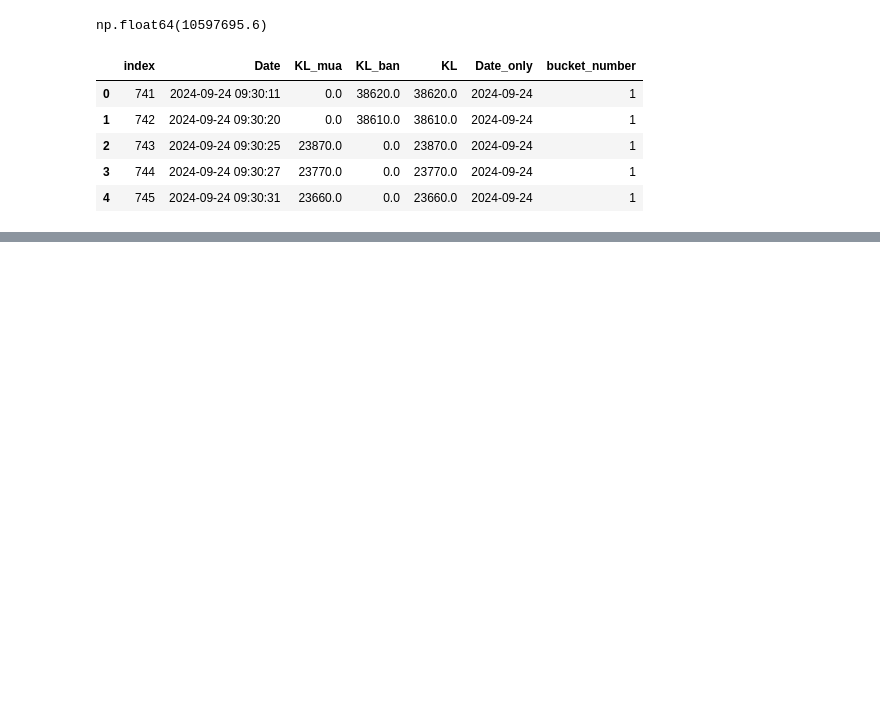
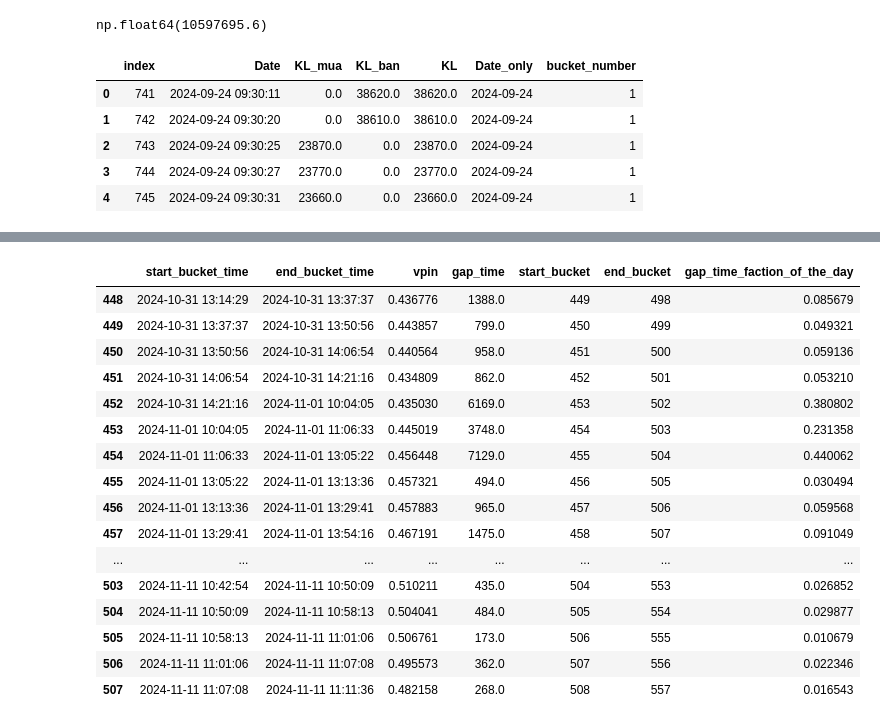
Before and after one commit to HoaPham119/thesis, a Jupyter notebook: code/data_analysis.ipynb, the cells around one changed output, grey strips where cells are left out. Cells and saved outputs as stored; diff of their text form; code cells hidden in the pictures; blank space fills up the shorter version.

```diff
--- a/code/data_analysis.ipynb
+++ b/code/data_analysis.ipynb
@@ -135,0 +111,20 @@ plt.show()
+# %%
+vpin_df.tail(60)
+# %% [output]
+|  | start_bucket_time | end_bucket_time | vpin | gap_time | start_bucket | end_bucket | gap_time_faction_of_the_day |
+| 448 | 2024-10-31 13:14:29 | 2024-10-31 13:37:37 | 0.436776 | 1388.0 | 449 | 498 | 0.085679 |
+| 449 | 2024-10-31 13:37:37 | 2024-10-31 13:50:56 | 0.443857 | 799.0 | 450 | 499 | 0.049321 |
+| 450 | 2024-10-31 13:50:56 | 2024-10-31 14:06:54 | 0.440564 | 958.0 | 451 | 500 | 0.059136 |
+| 451 | 2024-10-31 14:06:54 | 2024-10-31 14:21:16 | 0.434809 | 862.0 | 452 | 501 | 0.053210 |
+| 452 | 2024-10-31 14:21:16 | 2024-11-01 10:04:05 | 0.435030 | 6169.0 | 453 | 502 | 0.380802 |
+| 453 | 2024-11-01 10:04:05 | 2024-11-01 11:06:33 | 0.445019 | 3748.0 | 454 | 503 | 0.231358 |
+| 454 | 2024-11-01 11:06:33 | 2024-11-01 13:05:22 | 0.456448 | 7129.0 | 455 | 504 | 0.440062 |
+| 455 | 2024-11-01 13:05:22 | 2024-11-01 13:13:36 | 0.457321 | 494.0 | 456 | 505 | 0.030494 |
+| 456 | 2024-11-01 13:13:36 | 2024-11-01 13:29:41 | 0.457883 | 965.0 | 457 | 506 | 0.059568 |
+| 457 | 2024-11-01 13:29:41 | 2024-11-01 13:54:16 | 0.467191 | 1475.0 | 458 | 507 | 0.091049 |
+| ... | ... | ... | ... | ... | ... | ... | ... |
+| 503 | 2024-11-11 10:42:54 | 2024-11-11 10:50:09 | 0.510211 | 435.0 | 504 | 553 | 0.026852 |
+| 504 | 2024-11-11 10:50:09 | 2024-11-11 10:58:13 | 0.504041 | 484.0 | 505 | 554 | 0.029877 |
+| 505 | 2024-11-11 10:58:13 | 2024-11-11 11:01:06 | 0.506761 | 173.0 | 506 | 555 | 0.010679 |
+| 506 | 2024-11-11 11:01:06 | 2024-11-11 11:07:08 | 0.495573 | 362.0 | 507 | 556 | 0.022346 |
+| 507 | 2024-11-11 11:07:08 | 2024-11-11 11:11:36 | 0.482158 | 268.0 | 508 | 557 | 0.016543 |
```
Also changed, not shown: parts of 10 cells of this notebook, 3 other files.
